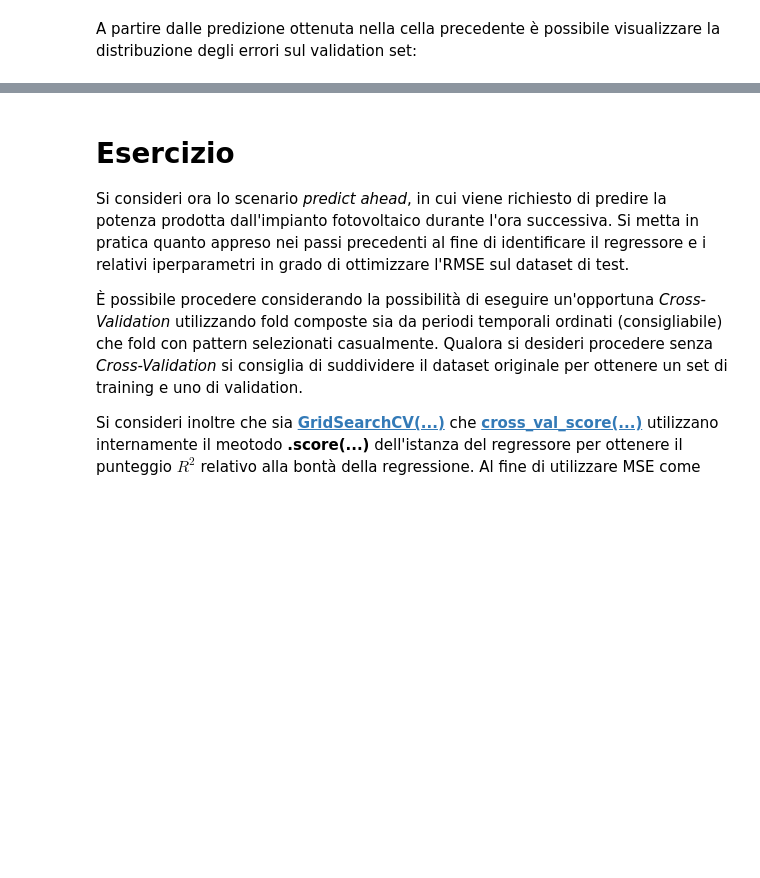
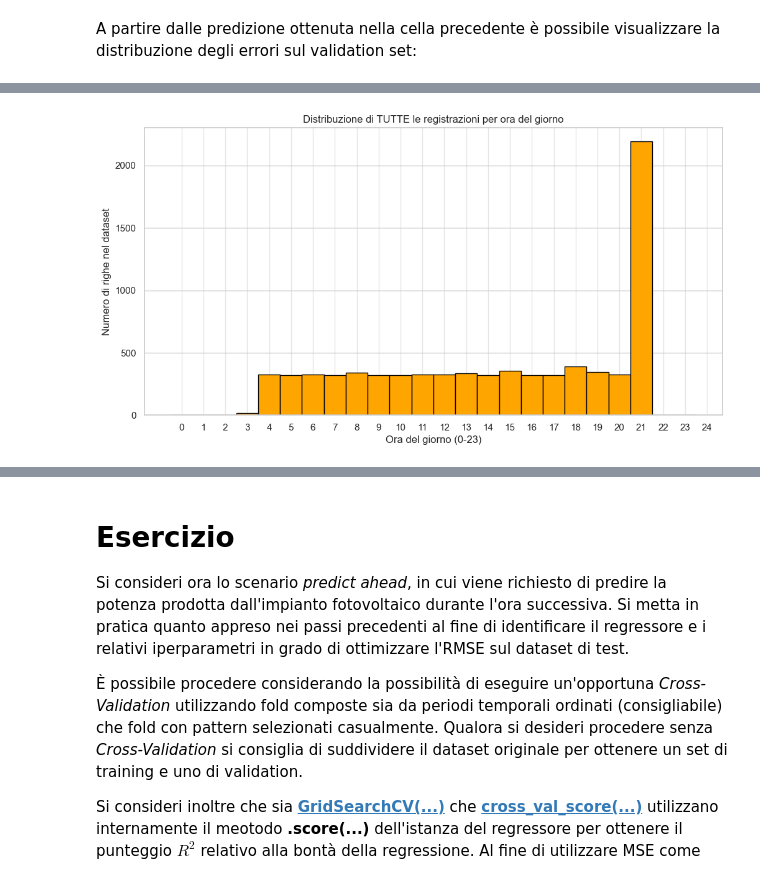
Before and after one commit to SamueleFerri/MachineLearning, a Jupyter notebook: 5 - Regressione/5 - Regressione.ipynb, the cells around one changed output, grey strips where cells are left out. Saved outputs shown, nothing was run; the diff lists cells and outputs as text; code cells hidden in the pictures; blank space fills up the shorter version.

```diff
--- a/5 - Regressione/5 - Regressione.ipynb
+++ b/5 - Regressione/5 - Regressione.ipynb
@@ -336,0 +377,11 @@ plt.show()
+# %%
+plt.figure(figsize=(12, 6))
+plt.hist(dataframe['Datetime'].dt.hour, bins=24, range=(0, 24), edgecolor='black', align='left', color='orange')
+plt.title('Distribuzione di TUTTE le registrazioni per ora del giorno')
+plt.xlabel('Ora del giorno (0-23)')
+plt.ylabel('Numero di righe nel dataset')
+plt.xticks(range(0, 25))
+plt.grid(axis='x', alpha=0.5)
+plt.show()
+# %% [output]
+[figure, added]
```
Also changed, not shown: parts of 19 cells of this notebook.
